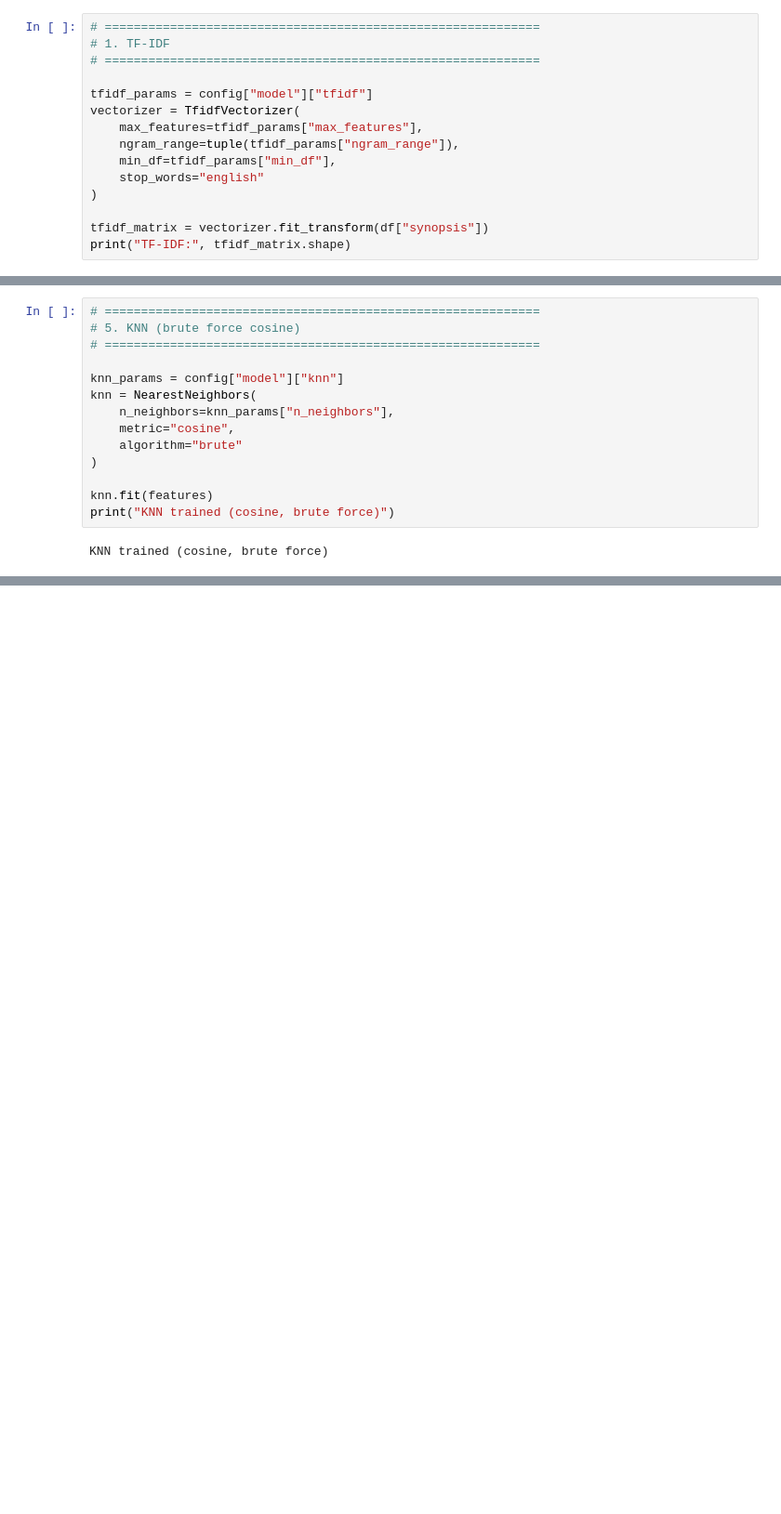
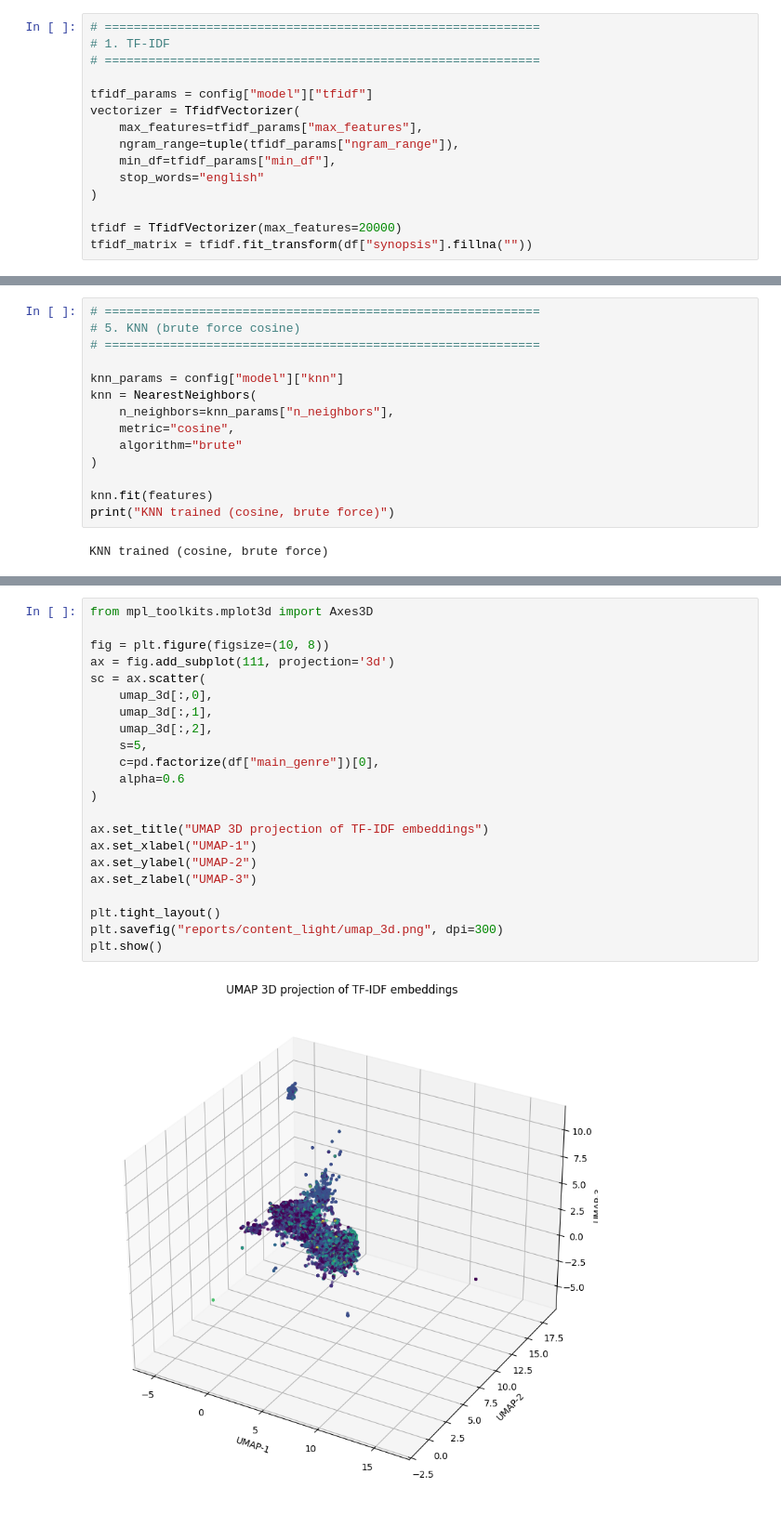
Before and after one commit to daive-masi/anime-recommender-, a Jupyter notebook: notebooks/04_train_content_light.ipynb, the cells around one changed output, grey strips where cells are left out. Shown at 93% size. Drawn from its saved outputs; the diff is of its cells as text; blank space fills up the shorter version.

```diff
--- a/notebooks/04_train_content_light.ipynb
+++ b/notebooks/04_train_content_light.ipynb
@@ -113,5 +147,5 @@ vectorizer = TfidfVectorizer(
     stop_words="english"
 )
 
-tfidf_matrix = vectorizer.fit_transform(df["synopsis"])
-print("TF-IDF:", tfidf_matrix.shape)
+tfidf = TfidfVectorizer(max_features=20000)
+tfidf_matrix = tfidf.fit_transform(df["synopsis"].fillna(""))
@@ -359,0 +473,24 @@ Saved in: runs/content_light/20251114_094811
+# %%
+from mpl_toolkits.mplot3d import Axes3D
+
+fig = plt.figure(figsize=(10, 8))
+ax = fig.add_subplot(111, projection='3d')
+sc = ax.scatter(
+    umap_3d[:,0],
+    umap_3d[:,1],
+    umap_3d[:,2],
+    s=5,
+    c=pd.factorize(df["main_genre"])[0],
+    alpha=0.6
+)
+
+ax.set_title("UMAP 3D projection of TF-IDF embeddings")
+ax.set_xlabel("UMAP-1")
+ax.set_ylabel("UMAP-2")
+ax.set_zlabel("UMAP-3")
+
+plt.tight_layout()
+plt.savefig("reports/content_light/umap_3d.png", dpi=300)
+plt.show()
+# %% [output]
+[figure, added]
```
Also changed, not shown: parts of 26 cells of this notebook, 19 other files.
